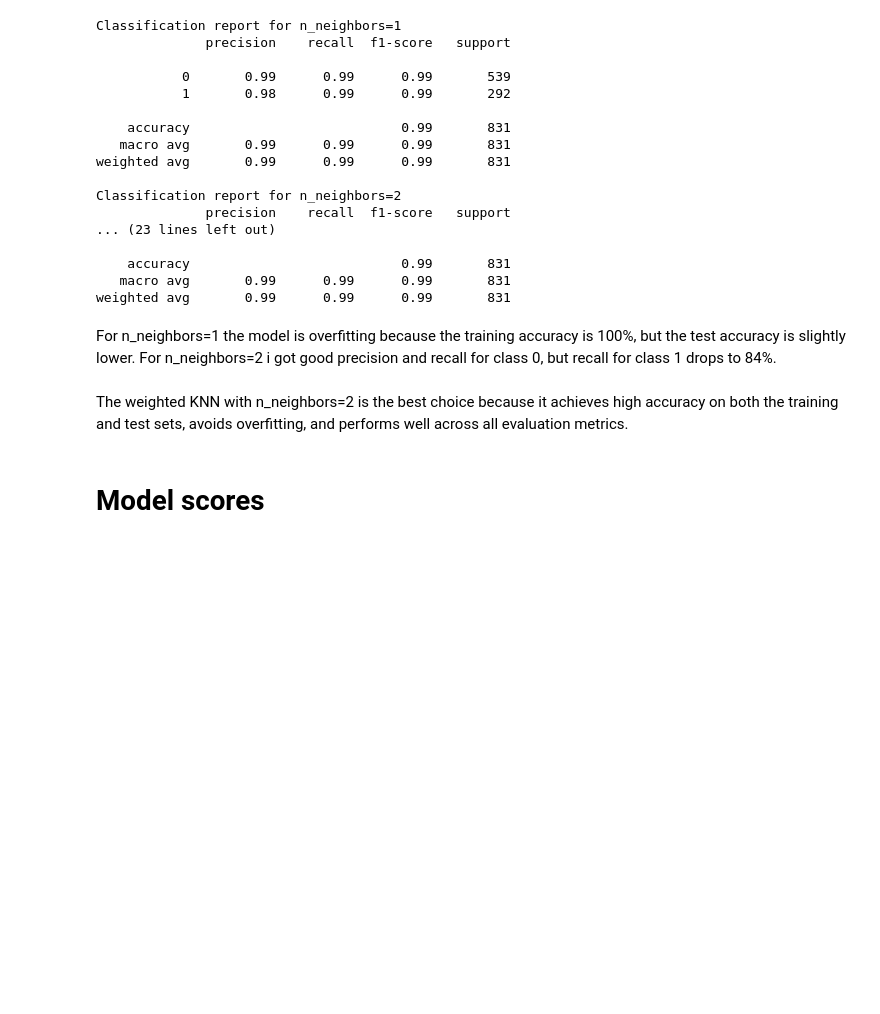
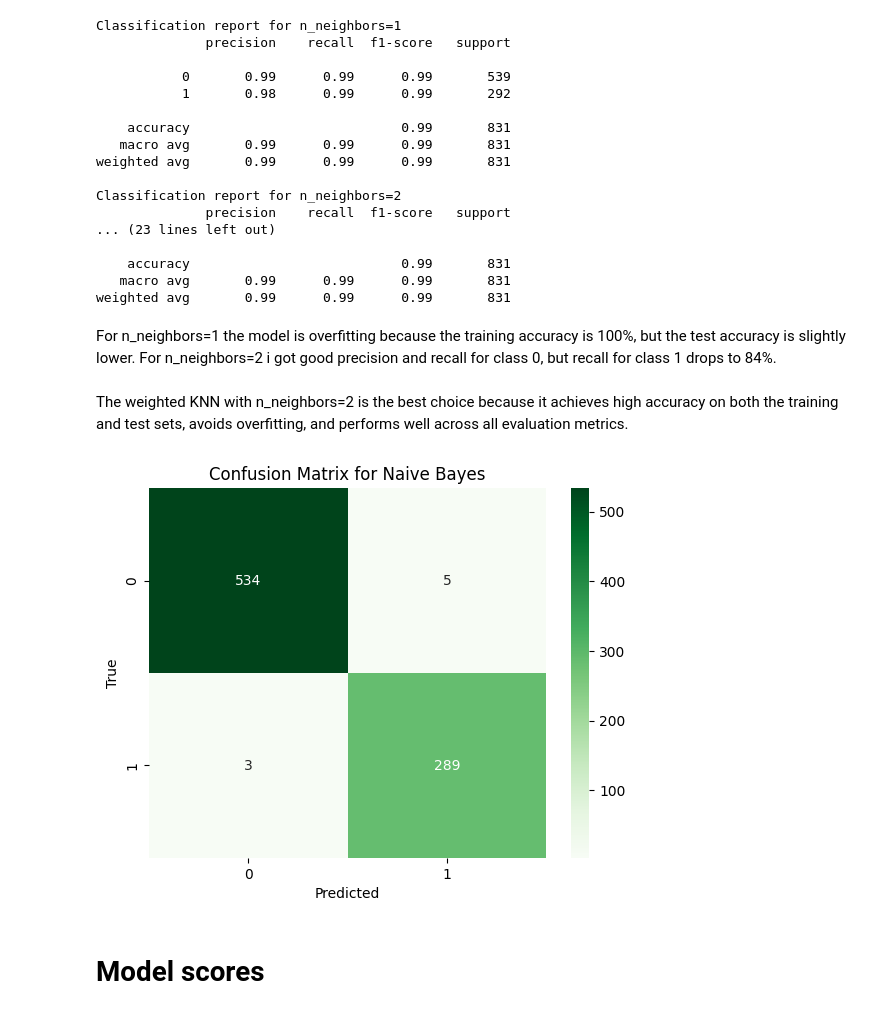
Before and after one commit to Toressy/Diabetes_prediction, a Jupyter notebook: diabetes-prediction.ipynb, the cells around one changed output. Drawn from its saved outputs; the diff is of its cells as text; code cells hidden in the pictures; blank space fills up the shorter version.

```diff
--- a/diabetes-prediction.ipynb
+++ b/diabetes-prediction.ipynb
@@ -783,6 +772,15 @@ The weighted KNN with n_neighbors=2 is the best choice because it achieves high
 # %%
 # Calculate KKN accuracy
 KNN_acc=accuracy_score(y_test , KNN_pred_w_2)
+# %%
+cm5 = confusion_matrix(y_test,KNN_pred_w_2)
+sns.heatmap(cm5,annot=True,cmap='Greens',fmt='d')
+plt.xlabel("Predicted")
+plt.ylabel("True")
+plt.title("Confusion Matrix for Naive Bayes")
+plt.show()
+# %% [output]
+[figure, added]
 # %% [markdown]
 # Model scores
 # %%
```
Also changed, not shown: parts of 15 cells of this notebook.
